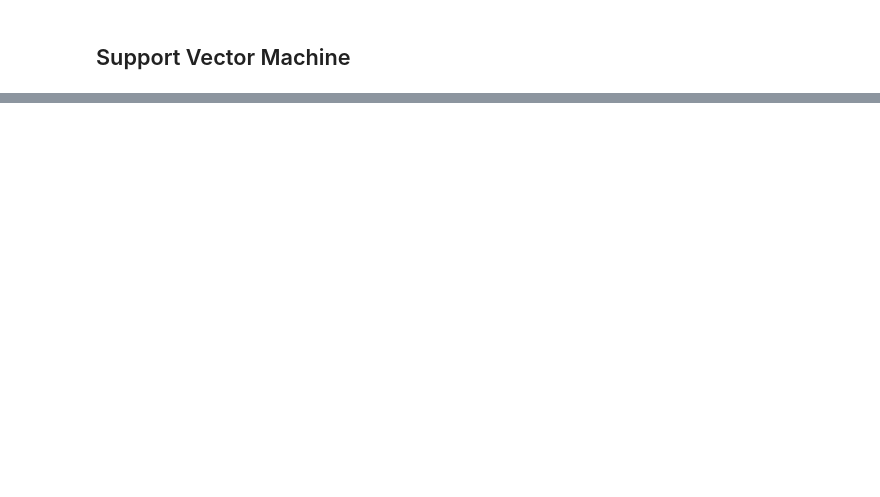
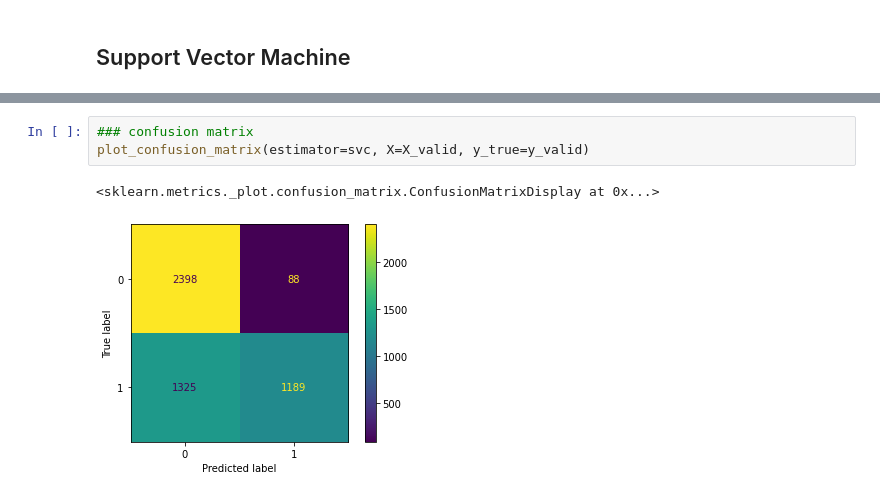
Before and after one commit to aromatic-toast/IMDB_Sentiment_Analysis, a Jupyter notebook: modelling.ipynb, the cells around one changed output, grey strips where cells are left out. Drawn from its saved outputs; the diff is of its cells as text; blank space fills up the shorter version.

```diff
--- a/modelling.ipynb
+++ b/modelling.ipynb
@@ -99,0 +177,6 @@ precision_recall_fscore_support(y_true=y_train, y_pred=y_pred)
+# %%
+### confusion matrix
+plot_confusion_matrix(estimator=svc, X=X_valid, y_true=y_valid)
+# %% [output]
+<sklearn.metrics._plot.confusion_matrix.ConfusionMatrixDisplay at 0x...>
+[figure, added]
```
Also changed, not shown: parts of 40 cells of this notebook.
